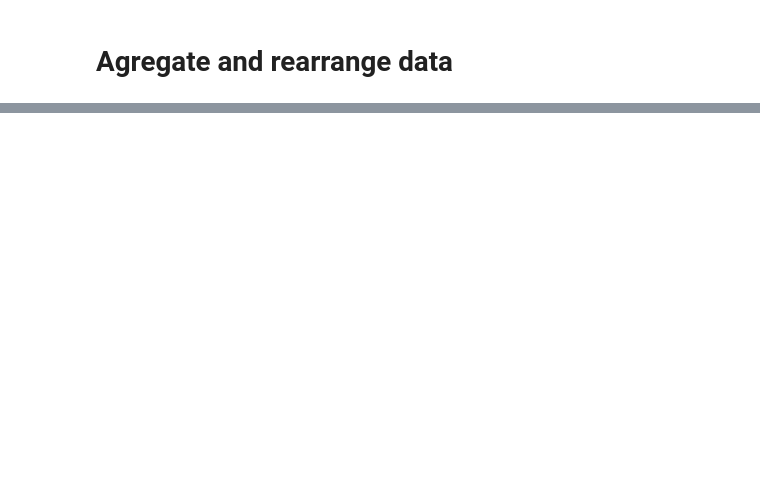
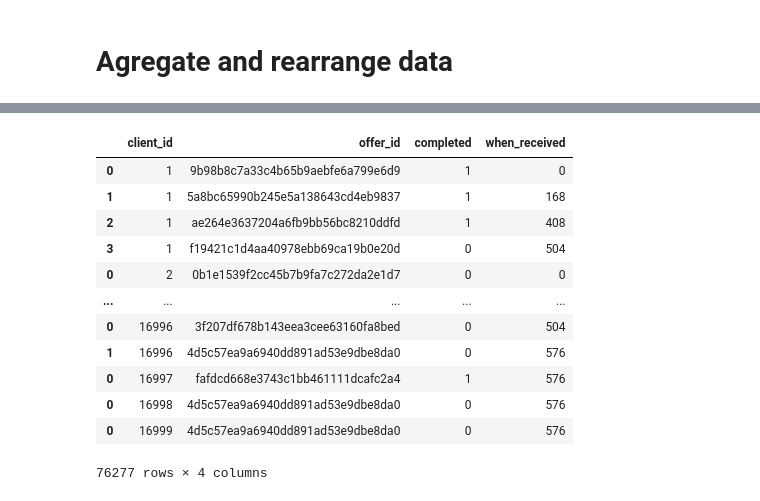
Before and after one commit to MartinPons/Starbucks-customer-behaviour, a Jupyter notebook: 01 - Data Wrangling.ipynb, the cells around one changed output, grey strips where cells are left out. Drawn from its saved outputs; the diff is of its cells as text; code cells hidden in the pictures; blank space fills up the shorter version.

```diff
--- a/01 - Data Wrangling.ipynb
+++ b/01 - Data Wrangling.ipynb
@@ -198,3 +198,19 @@ Elapsed time:  178.46526336669922
+# %%
+offers_df
+# %% [output]
+|  | client_id | offer_id | completed | when_received |
+| 0 | 1 | 9b98b8c7a33c4b65b9aebfe6a799e6d9 | 1 | 0 |
+| 1 | 1 | 5a8bc65990b245e5a138643cd4eb9837 | 1 | 168 |
+| 2 | 1 | ae264e3637204a6fb9bb56bc8210ddfd | 1 | 408 |
+| 3 | 1 | f19421c1d4aa40978ebb69ca19b0e20d | 0 | 504 |
+| 0 | 2 | 0b1e1539f2cc45b7b9fa7c272da2e1d7 | 0 | 0 |
+| ... | ... | ... | ... | ... |
+| 0 | 16996 | 3f207df678b143eea3cee63160fa8bed | 0 | 504 |
+| 1 | 16996 | 4d5c57ea9a6940dd891ad53e9dbe8da0 | 0 | 576 |
+| 0 | 16997 | fafdcd668e3743c1bb461111dcafc2a4 | 1 | 576 |
+| 0 | 16998 | 4d5c57ea9a6940dd891ad53e9dbe8da0 | 0 | 576 |
+| 0 | 16999 | 4d5c57ea9a6940dd891ad53e9dbe8da0 | 0 | 576 |
+76277 rows × 4 columns
 # %%
 offers_df = offers_df.merge(profile.drop("id", axis = 1), how = "left", left_on = "client_id", right_on = "new_id")
 offers_df = offers_df.merge(portfolio, how = "left", left_on = "offer_id", right_on = "id").drop("id", axis = 1)
```
Also changed, not shown: parts of 5 cells of this notebook, 5 other files.
